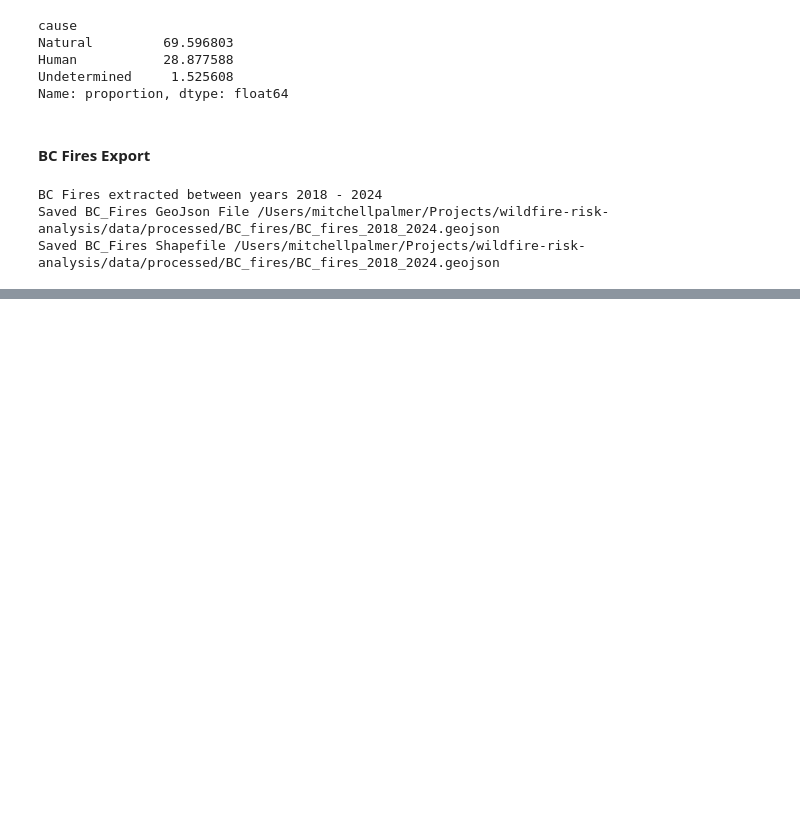
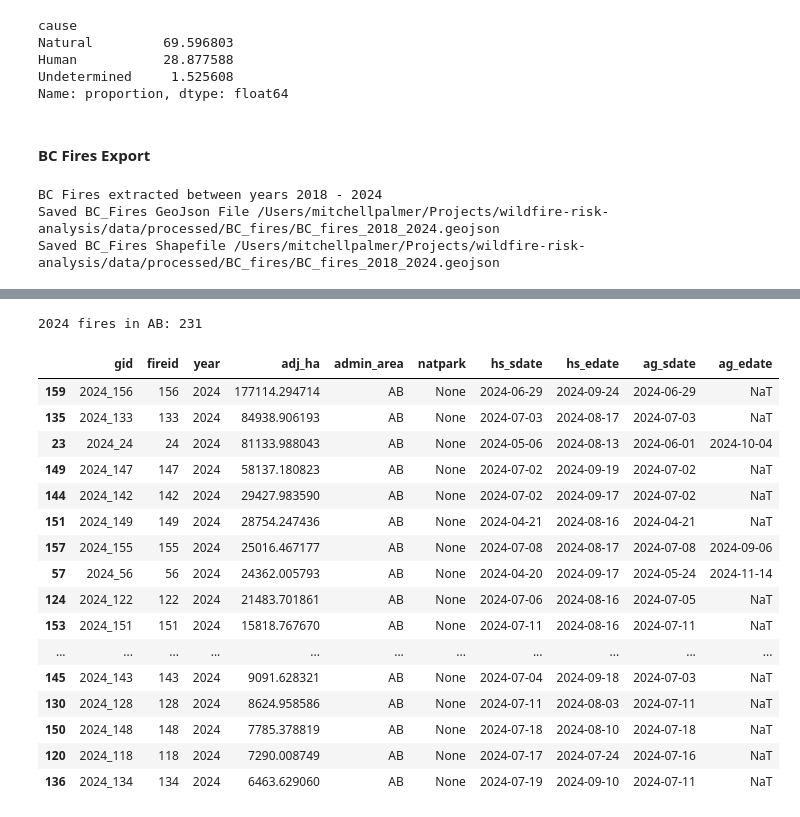
Before and after one commit to Mitch-P-Analyst/wildfire-risk-analysis, a Jupyter notebook: notebooks/03_shapefiles.ipynb, the cells around one changed output, grey strips where cells are left out. Drawn from its saved outputs; the diff is of its cells as text; code cells hidden in the pictures; blank space fills up the shorter version.

```diff
--- a/notebooks/03_shapefiles.ipynb
+++ b/notebooks/03_shapefiles.ipynb
@@ -272,13 +237,6 @@ dtype: object
 # %%
 all_gdf_df = all_gdf_df.copy()
 
-all_gdf_df['YEAR'] = all_gdf_df['YEAR'].astype(int)
-all_gdf_df['NFIREID'] = all_gdf_df['NFIREID'].astype(int)
-all_gdf_df['hs_sdate'] = all_gdf_df['hs_sdate'].astype('datetime64[ns]')
-all_gdf_df['hs_edate'] = all_gdf_df['hs_edate'].astype('datetime64[ns]')
-all_gdf_df['ag_sdate'] = all_gdf_df['ag_sdate'].astype('datetime64[ns]')
-all_gdf_df['ag_edate'] = all_gdf_df['ag_edate'].astype('datetime64[ns]')
-all_gdf_df['capdate'] = all_gdf_df['capdate'].astype('datetime64[ns]')
 
 col_names = {
     'Shape_Leng' : "shape_length",
@@ -290,3 +248,11 @@ all_gdf_df = all_gdf_df.rename(columns=col_names)
 
 # lower-case all column names in one line
 all_gdf_df.columns = all_gdf_df.columns.str.lower()
+
+all_gdf_df['year'] = all_gdf_df['year'].astype(int)
+all_gdf_df['fireid'] = all_gdf_df['fireid'].astype(int)
+all_gdf_df['hs_sdate'] = all_gdf_df['hs_sdate'].astype('datetime64[ns]')
+all_gdf_df['hs_edate'] = all_gdf_df['hs_edate'].astype('datetime64[ns]')
+all_gdf_df['ag_sdate'] = all_gdf_df['ag_sdate'].astype('datetime64[ns]')
+all_gdf_df['ag_edate'] = all_gdf_df['ag_edate'].astype('datetime64[ns]')
+all_gdf_df['capdate'] = all_gdf_df['capdate'].astype('datetime64[ns]')
@@ -312,0 +293,11 @@ Name: proportion, dtype: float64
+# %%
+# admin_area codes:
+# BC, AB, YT, NL, ... and PC for Parks Canada (national parks)
+
+def classify_jurisdiction(row):
+    if row["admin_area"] == "PC":
+        return "National Park"
+    else:
+        return row["admin_area"]   # leave provinces/territories as-is
+
+all_gdf_df["jurisdiction"] = all_gdf_df.apply(classify_jurisdiction, axis=1)
@@ -391,0 +447,30 @@ Avalanche Canada Wildfires dataframe shape: (3967, 22)
+# %%
+# 2024 fires in Alberta
+fires_2024_ab = all_gdf_df.query("year == 2024 and admin_area == 'AB'").copy()
+
+print(f"2024 fires in AB: {len(fires_2024_ab)}")
+
+# See the big ones first
+fires_2024_ab.sort_values("adj_ha", ascending=False).head(20)[
+    ["gid", "fireid", "year", "adj_ha", "admin_area", "natpark",
+     "hs_sdate", "hs_edate", "ag_sdate", "ag_edate"]
+]
+# %% [output]
+2024 fires in AB: 231
+|  | gid | fireid | year | adj_ha | admin_area | natpark | hs_sdate | hs_edate | ag_sdate | ag_edate |
+| 159 | 2024_156 | 156 | 2024 | 177114.294714 | AB | None | 2024-06-29 | 2024-09-24 | 2024-06-29 | NaT |
+| 135 | 2024_133 | 133 | 2024 | 84938.906193 | AB | None | 2024-07-03 | 2024-08-17 | 2024-07-03 | NaT |
+| 23 | 2024_24 | 24 | 2024 | 81133.988043 | AB | None | 2024-05-06 | 2024-08-13 | 2024-06-01 | 2024-10-04 |
+| 149 | 2024_147 | 147 | 2024 | 58137.180823 | AB | None | 2024-07-02 | 2024-09-19 | 2024-07-02 | NaT |
+| 144 | 2024_142 | 142 | 2024 | 29427.983590 | AB | None | 2024-07-02 | 2024-09-17 | 2024-07-02 | NaT |
+| 151 | 2024_149 | 149 | 2024 | 28754.247436 | AB | None | 2024-04-21 | 2024-08-16 | 2024-04-21 | NaT |
+| 157 | 2024_155 | 155 | 2024 | 25016.467177 | AB | None | 2024-07-08 | 2024-08-17 | 2024-07-08 | 2024-09-06 |
+| 57 | 2024_56 | 56 | 2024 | 24362.005793 | AB | None | 2024-04-20 | 2024-09-17 | 2024-05-24 | 2024-11-14 |
+| 124 | 2024_122 | 122 | 2024 | 21483.701861 | AB | None | 2024-07-06 | 2024-08-16 | 2024-07-05 | NaT |
+| 153 | 2024_151 | 151 | 2024 | 15818.767670 | AB | None | 2024-07-11 | 2024-08-16 | 2024-07-11 | NaT |
+| ... | ... | ... | ... | ... | ... | ... | ... | ... | ... | ... |
+| 145 | 2024_143 | 143 | 2024 | 9091.628321 | AB | None | 2024-07-04 | 2024-09-18 | 2024-07-03 | NaT |
+| 130 | 2024_128 | 128 | 2024 | 8624.958586 | AB | None | 2024-07-11 | 2024-08-03 | 2024-07-11 | NaT |
+| 150 | 2024_148 | 148 | 2024 | 7785.378819 | AB | None | 2024-07-18 | 2024-08-10 | 2024-07-18 | NaT |
+| 120 | 2024_118 | 118 | 2024 | 7290.008749 | AB | None | 2024-07-17 | 2024-07-24 | 2024-07-16 | NaT |
+| 136 | 2024_134 | 134 | 2024 | 6463.629060 | AB | None | 2024-07-19 | 2024-09-10 | 2024-07-11 | NaT |
```
Also changed, not shown: parts of 14 cells of this notebook, 1 other file.
